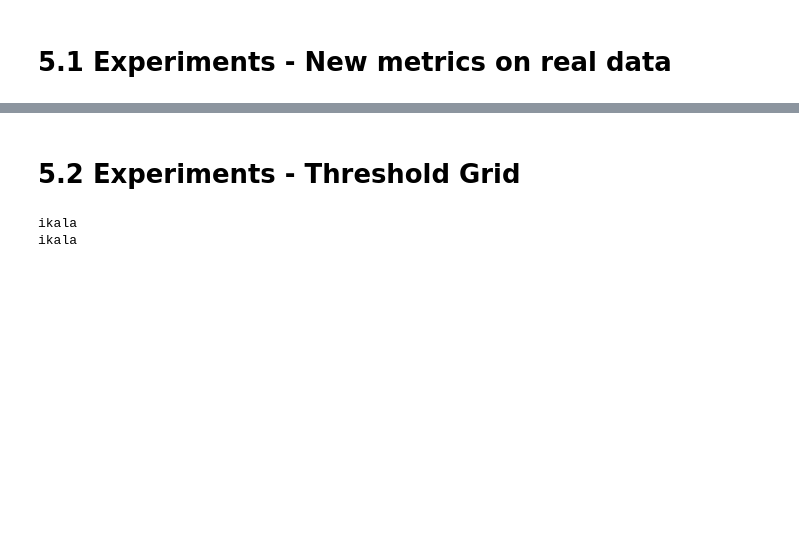
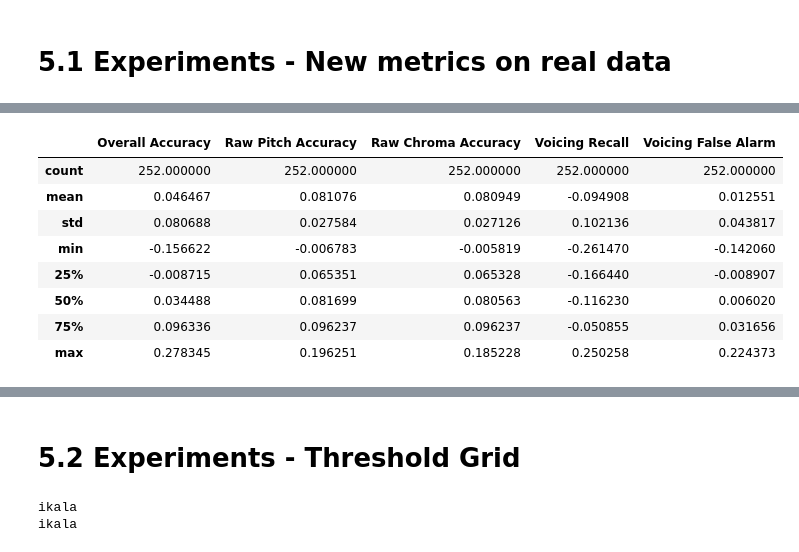
Before and after one commit to juanjobosch/continuousf0eval, a Jupyter notebook: notebooks/Experiment Plots - new.ipynb, the cells around one changed output, grey strips where cells are left out. Saved outputs shown, nothing was run; the diff lists cells and outputs as text; code cells hidden in the pictures; blank space fills up the shorter version.

```diff
--- a/notebooks/Experiment Plots - new.ipynb
+++ b/notebooks/Experiment Plots - new.ipynb
@@ -92,3 +106,15 @@ df_old_melodia = pd.DataFrame.from_dict(scores_mireval_melodia, orient='index')
+# %%
+(df_new_melodia - df_old_melodia).describe()
+# %% [output]
+|  | Overall Accuracy | Raw Pitch Accuracy | Raw Chroma Accuracy | Voicing Recall | Voicing False Alarm |
+| count | 252.000000 | 252.000000 | 252.000000 | 252.000000 | 252.000000 |
+| mean | 0.046467 | 0.081076 | 0.080949 | -0.094908 | 0.012551 |
+| std | 0.080688 | 0.027584 | 0.027126 | 0.102136 | 0.043817 |
+| min | -0.156622 | -0.006783 | -0.005819 | -0.261470 | -0.142060 |
+| 25% | -0.008715 | 0.065351 | 0.065328 | -0.166440 | -0.008907 |
+| 50% | 0.034488 | 0.081699 | 0.080563 | -0.116230 | 0.006020 |
+| 75% | 0.096336 | 0.096237 | 0.096237 | -0.050855 | 0.031656 |
+| max | 0.278345 | 0.196251 | 0.185228 | 0.250258 | 0.224373 |
 # %%
 plt.figure(figsize=(10, 5))
 sns.set(font_scale=1.7)
```
Also changed, not shown: parts of 14 cells of this notebook, 13 other files.
